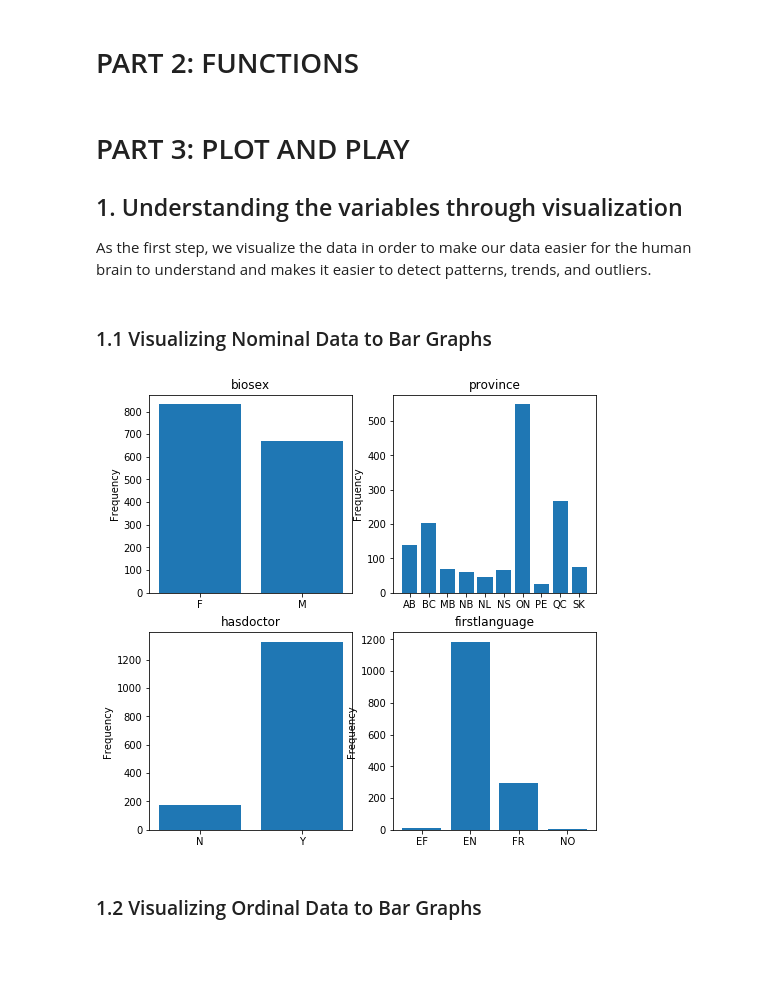
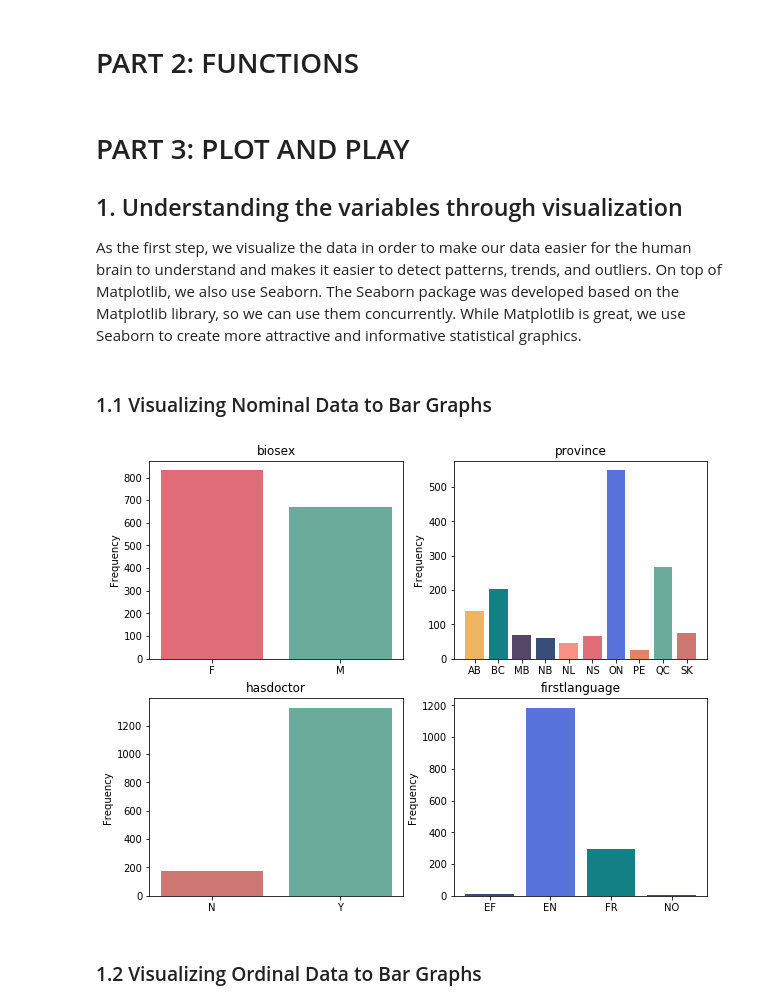
Before and after one commit to diegoarmaca/SocialDataSample, a Jupyter notebook: cchs.ipynb, the cells around one changed output. Saved outputs shown, nothing was run; the diff lists cells and outputs as text; code cells hidden in the pictures; blank space fills up the shorter version.

```diff
--- a/cchs.ipynb
+++ b/cchs.ipynb
@@ -194,31 +194,31 @@ if __name__ == "__main__":
 # PART 3: PLOT AND PLAY
 ## 1. Understanding the variables through visualization
 As the first step, we visualize the data in order to make our data easier for the human brain to understand and makes it easier to detect patterns, trends, and outliers.
+On top of Matplotlib, we also use Seaborn. The Seaborn package was developed based on the Matplotlib library, so we can use them concurrently. While Matplotlib is great, we use Seaborn to create more attractive and informative statistical graphics.
 # %% [markdown]
 ### 1.1 Visualizing Nominal Data to Bar Graphs
+# %%
+#Define color for graphs
+color_palette = ['#DC8665', '#138086', '#534666', '#CD7672','#EEB462','#6AAB9C','#FA9284','#E06C78','#5874DC','#384E78']#,'#329D9C','#205072','#6096FD','#BAC94A','']
 # %%
 #Defining the canvas shape and figures sizes
-plots_size = (8,8)
+plots_size = (10,8)
 plt.figure(1, figsize=plots_size)
-#------------------
-#First we need the number of nominal variables
 rows = 221
-counter_num_subplots = 0
-subplot_position = 0
-count = np.asarray(DATA_COLUMNS)
-
+#Plot all nominal variables by using bar plots
 for i in range(len(DATA_COLUMNS)):
     if DATA_COLUMNS[i][1] == 'U2':
-        with open("csv/" + DATA_COLUMNS[i][0] + ".csv") as file:
+        with open('csv/' + DATA_COLUMNS[i][0] + '.csv') as file:
             subplot_file = np.genfromtxt(file, delimiter=',', skip_header=1, dtype='U16')
-        plot_bar = plt.subplot(counter_num_subplots+ subplot_position+rows) #111
-        plot_bar.bar(subplot_file[:,0], subplot_file[:,1].astype('float64'), label='PSS')
+        random.shuffle(color_palette) #Sort randomly the color palette
+        plot_bar = plt.subplot(rows) #111
+        plot_bar.bar(subplot_file[:,0], subplot_file[:,1].astype('float64'), color=color_palette) #darkcyan
         plot_bar.set_title(DATA_COLUMNS[i][0])
         plot_bar.set_ylabel('Frequency')
         rows += 1
 plt.show()
 # %% [output]
-[figure, old version]
+[figure, new version]
 # %% [markdown]
 ### 1.2 Visualizing Ordinal Data to Bar Graphs
 # %%
```
Also changed, not shown: parts of 31 cells of this notebook.
